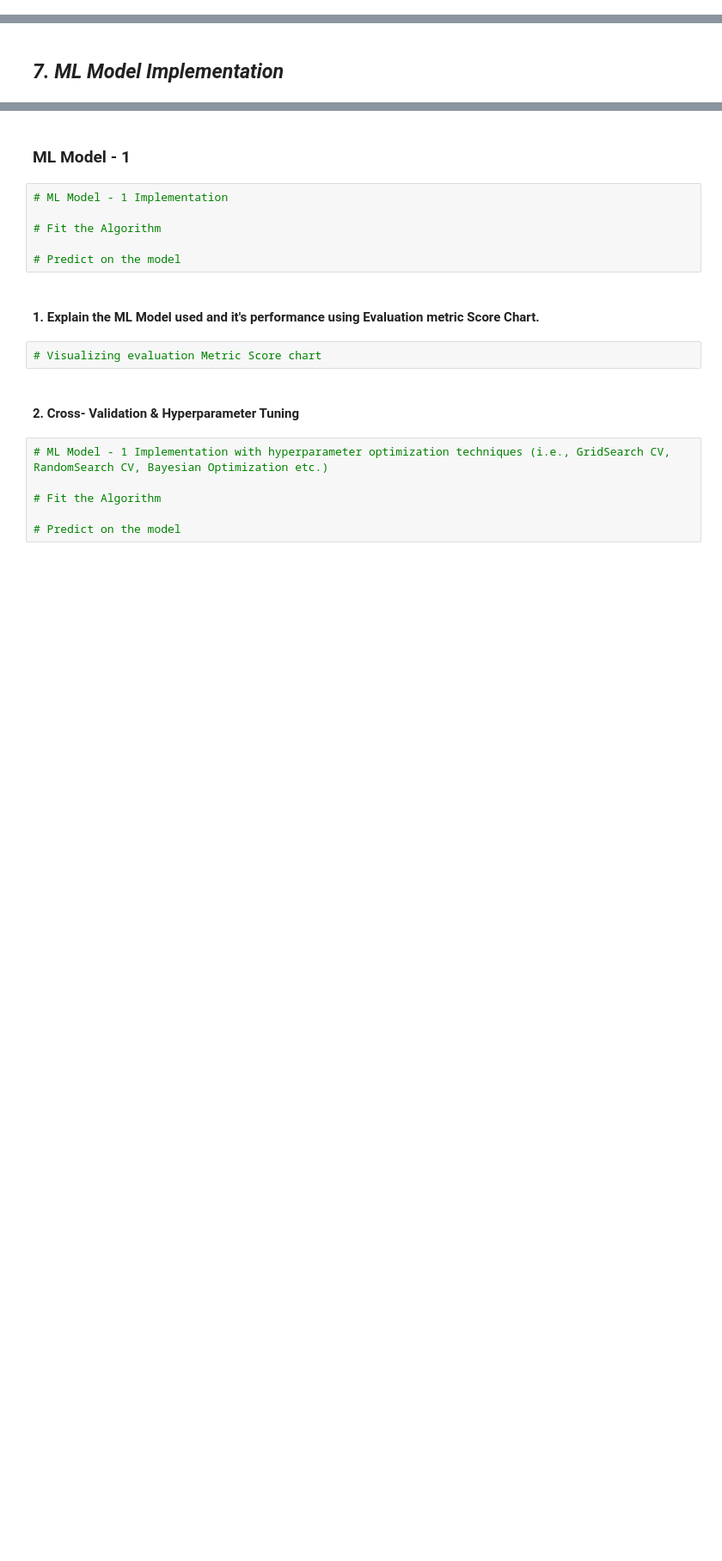
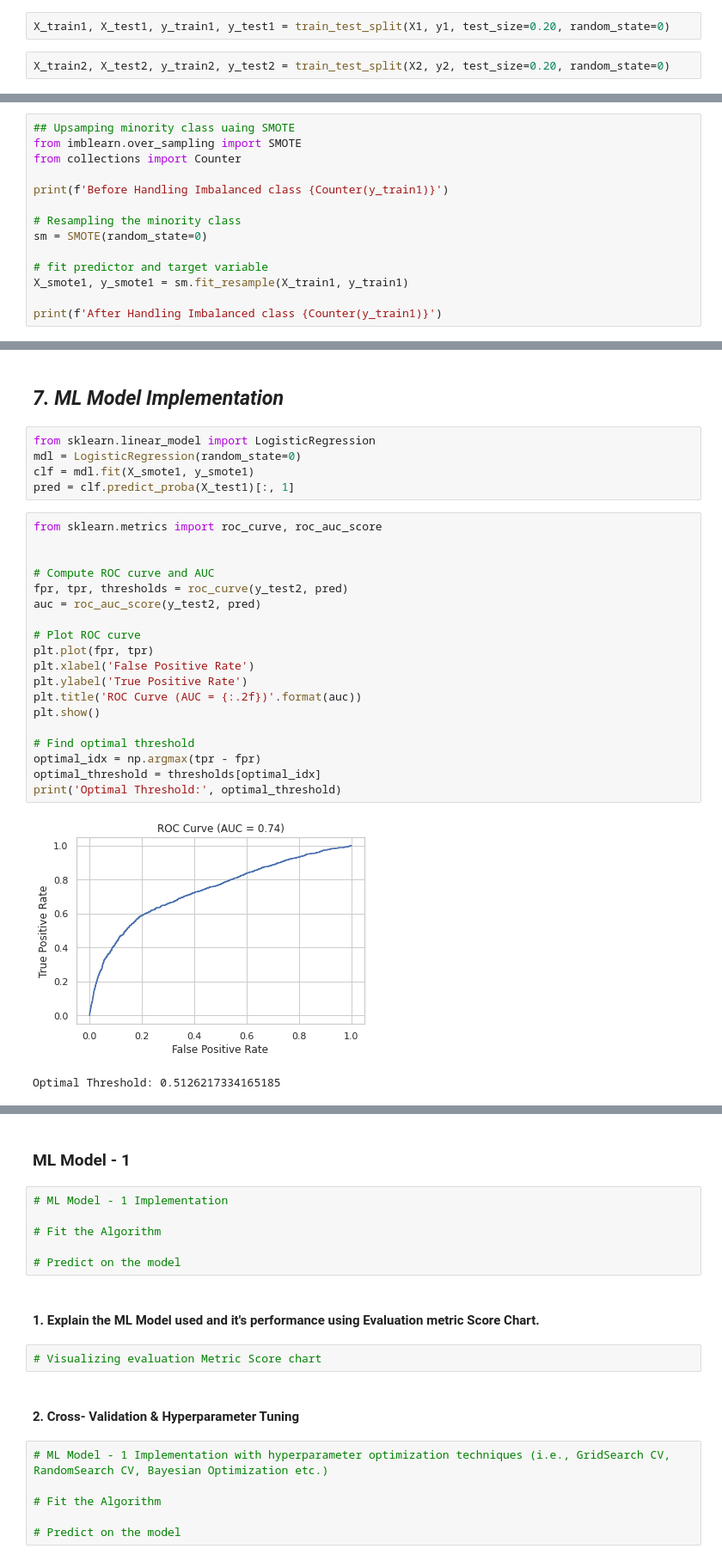
Before and after one commit to ayush9304/CreditCardDefaultPrediction, a Jupyter notebook: Credit_Card_Default_Prediction.ipynb, the cells around one changed output, grey strips where cells are left out. Shown at 86% size. Cells and saved outputs as stored; diff of their text form; blank space fills up the shorter version.

```diff
--- a/Credit_Card_Default_Prediction.ipynb
+++ b/Credit_Card_Default_Prediction.ipynb
@@ -1068,0 +1306,4 @@ Answer Here.
+# %%
+X_train1, X_test1, y_train1, y_test1 = train_test_split(X1, y1, test_size=0.20, random_state=0)
+# %%
+X_train2, X_test2, y_train2, y_test2 = train_test_split(X2, y2, test_size=0.20, random_state=0)
@@ -1080,0 +1334,14 @@ Answer Here.
+# %%
+## Upsamping minority class uaing SMOTE
+from imblearn.over_sampling import SMOTE
+from collections import Counter
+
+print(f'Before Handling Imbalanced class {Counter(y_train1)}')
+
+# Resampling the minority class
+sm = SMOTE(random_state=0)
+
+# fit predictor and target variable
+X_smote1, y_smote1 = sm.fit_resample(X_train1, y_train1)
+
+print(f'After Handling Imbalanced class {Counter(y_train1)}')
@@ -1085,2 +1388,29 @@ Answer Here.
 # %% [markdown]
 ## ***7. ML Model Implementation***
+# %%
+from sklearn.linear_model import LogisticRegression
+mdl = LogisticRegression(random_state=0)
+clf = mdl.fit(X_smote1, y_smote1)
+pred = clf.predict_proba(X_test1)[:, 1]
+# %%
+from sklearn.metrics import roc_curve, roc_auc_score
+
+
+# Compute ROC curve and AUC
+fpr, tpr, thresholds = roc_curve(y_test2, pred)
+auc = roc_auc_score(y_test2, pred)
+
+# Plot ROC curve
+plt.plot(fpr, tpr)
+plt.xlabel('False Positive Rate')
+plt.ylabel('True Positive Rate')
+plt.title('ROC Curve (AUC = {:.2f})'.format(auc))
+plt.show()
+
+# Find optimal threshold
+optimal_idx = np.argmax(tpr - fpr)
+optimal_threshold = thresholds[optimal_idx]
+print('Optimal Threshold:', optimal_threshold)
+# %% [output]
+[figure, added]
+Optimal Threshold: 0.5126217334165185
```
Also changed, not shown: parts of 99 cells of this notebook.
